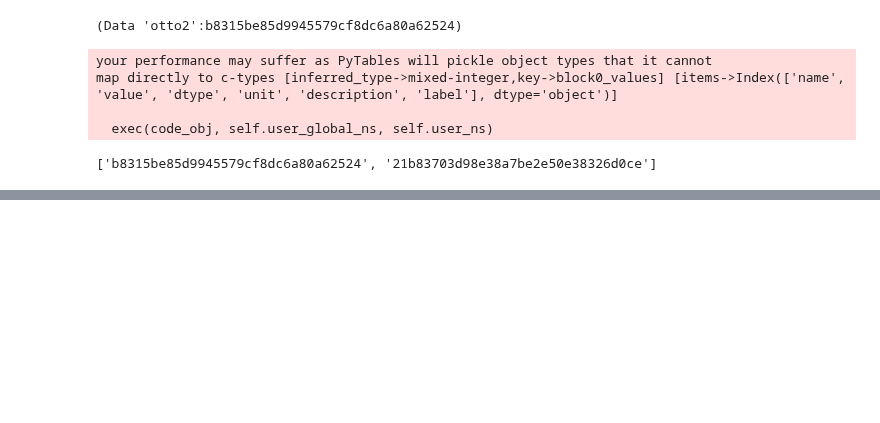
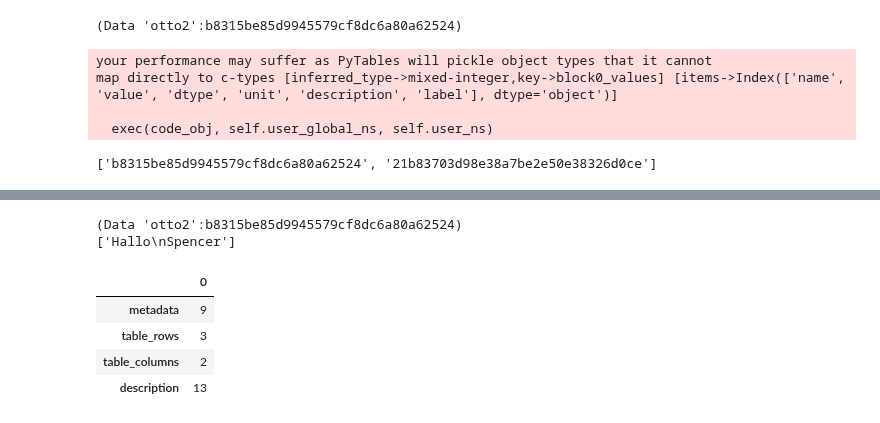
Before and after one commit to lepy/sdata, a Jupyter notebook: ipynb/sdata_hdf5.ipynb, the cells around one changed output, grey strips where cells are left out. Saved outputs shown, nothing was run; the diff lists cells and outputs as text; code cells hidden in the pictures; blank space fills up the shorter version.

```diff
--- a/ipynb/sdata_hdf5.ipynb
+++ b/ipynb/sdata_hdf5.ipynb
@@ -80,3 +80,10 @@ map directly to c-types [inferred_type->mixed-integer,key->block0_values] [items
 
   exec(code_obj, self.user_global_ns, self.user_ns)
 ['b8315be85d9945579cf8dc6a80a62524', '21b83703d98e38a7be2e50e38326d0ce']
+# %%
+data2 = store.get_data_by_uuid('b8315be85d9945579cf8dc6a80a62524')
+print(data2)
+data2.metadata.df
+print([data2.description])
+(data2.describe())
+# %% [output]
@@ -83,3 +91,10 @@ map directly to c-types [inferred_type->mixed-integer,key->block0_values] [items
+(Data 'otto2':b8315be85d9945579cf8dc6a80a62524)
+['Hallo\nSpencer']
+|  | 0 |
+| metadata | 9 |
+| table_rows | 3 |
+| table_columns | 2 |
+| description | 13 |
 # %%
 store.keys()
 # %%
```
Also changed, not shown: parts of 7 cells of this notebook, 2 other files.
